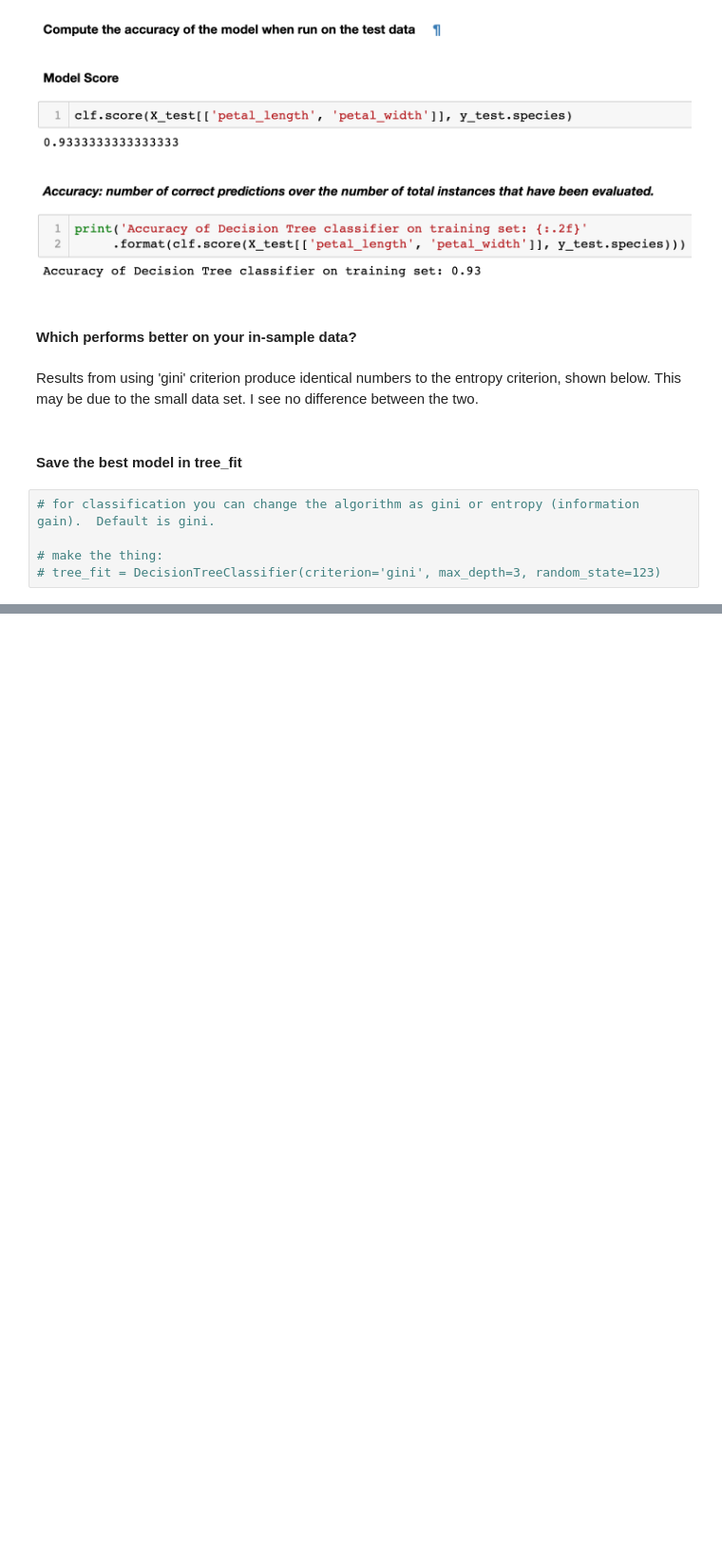
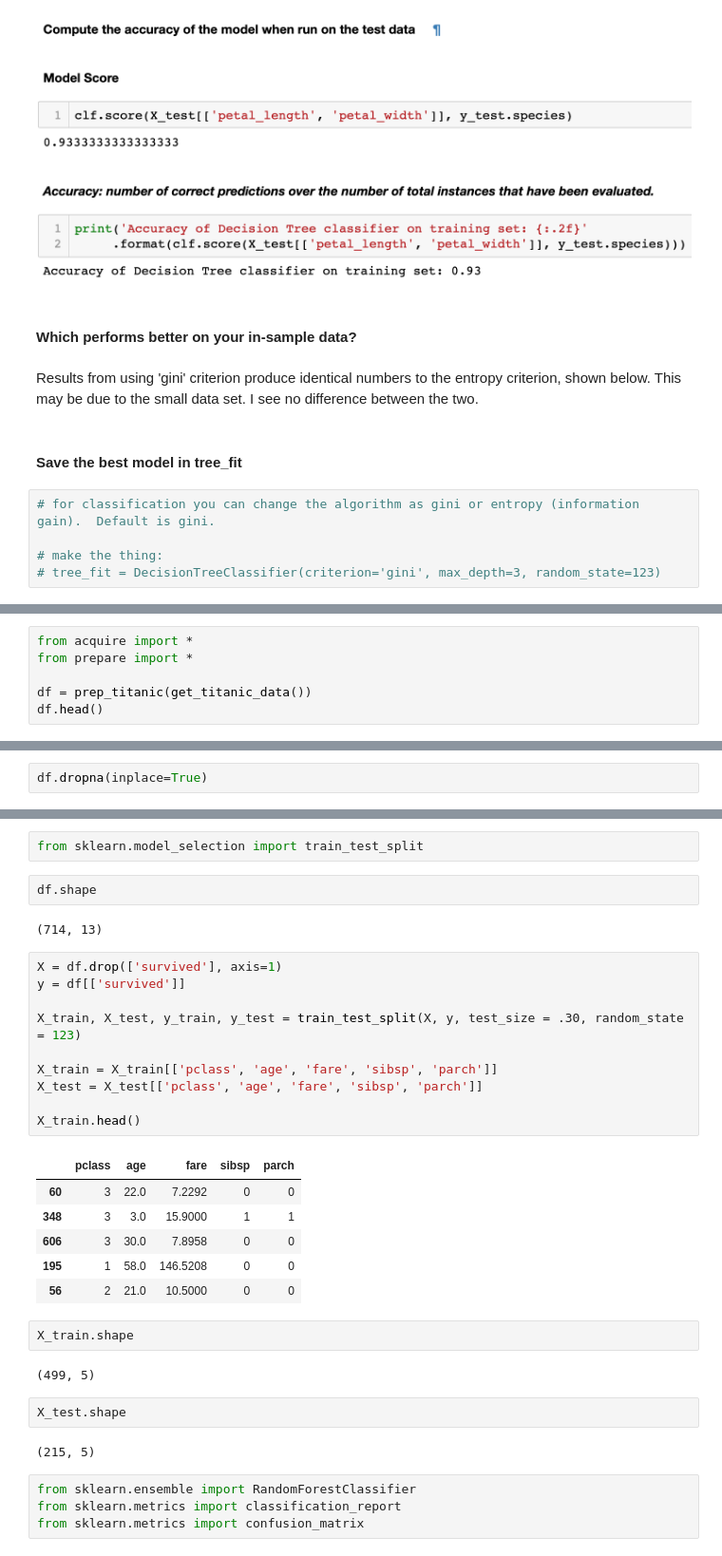
Before and after one commit to HackneyChad/ds-methodologies-exercises, a Jupyter notebook: classification/model.ipynb, the cells around one changed output, grey strips where cells are left out. Shown at 95% size. Saved outputs shown, nothing was run; the diff lists cells and outputs as text; blank space fills up the shorter version.

```diff
--- a/classification/model.ipynb
+++ b/classification/model.ipynb
@@ -766,0 +774,6 @@ Results from using 'gini' criterion produce identical numbers to the entropy cri
+# %%
+from acquire import *
+from prepare import *
+
+df = prep_titanic(get_titanic_data())
+df.head()
@@ -766,0 +787,2 @@ Results from using 'gini' criterion produce identical numbers to the entropy cri
+# %%
+df.dropna(inplace=True)
@@ -766,0 +806,35 @@ Results from using 'gini' criterion produce identical numbers to the entropy cri
+# %%
+from sklearn.model_selection import train_test_split
+# %%
+df.shape
+# %% [output]
+(714, 13)
+# %%
+X = df.drop(['survived'], axis=1)
+y = df[['survived']]
+
+X_train, X_test, y_train, y_test = train_test_split(X, y, test_size = .30, random_state = 123)
+
+X_train = X_train[['pclass', 'age', 'fare', 'sibsp', 'parch']]
+X_test = X_test[['pclass', 'age', 'fare', 'sibsp', 'parch']]
+
+X_train.head()
+# %% [output]
+|  | pclass | age | fare | sibsp | parch |
+| 60 | 3 | 22.0 | 7.2292 | 0 | 0 |
+| 348 | 3 | 3.0 | 15.9000 | 1 | 1 |
+| 606 | 3 | 30.0 | 7.8958 | 0 | 0 |
+| 195 | 1 | 58.0 | 146.5208 | 0 | 0 |
+| 56 | 2 | 21.0 | 10.5000 | 0 | 0 |
+# %%
+X_train.shape
+# %% [output]
+(499, 5)
+# %%
+X_test.shape
+# %% [output]
+(215, 5)
+# %%
+from sklearn.ensemble import RandomForestClassifier
+from sklearn.metrics import classification_report
+from sklearn.metrics import confusion_matrix
```
Also changed, not shown: parts of 127 cells of this notebook.
